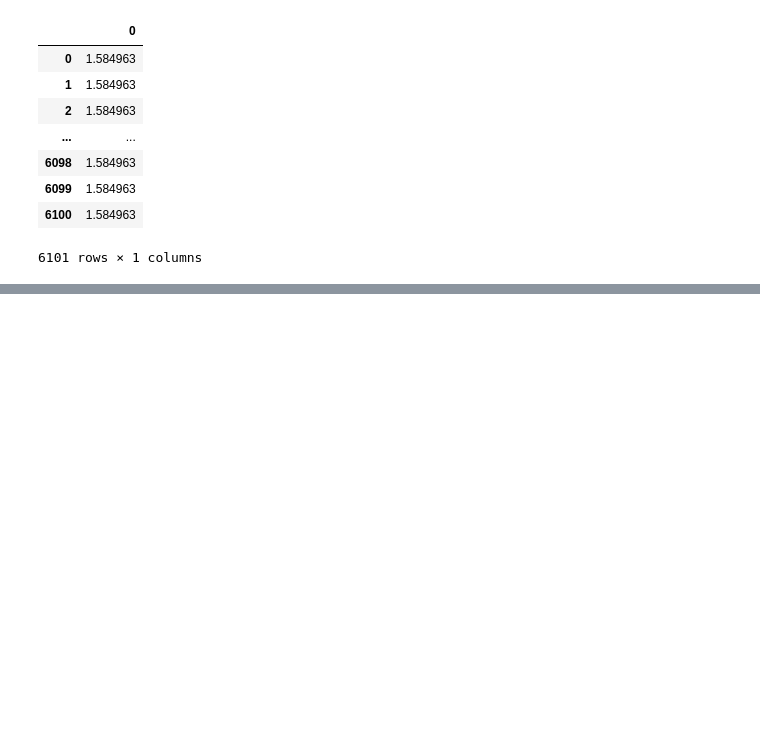
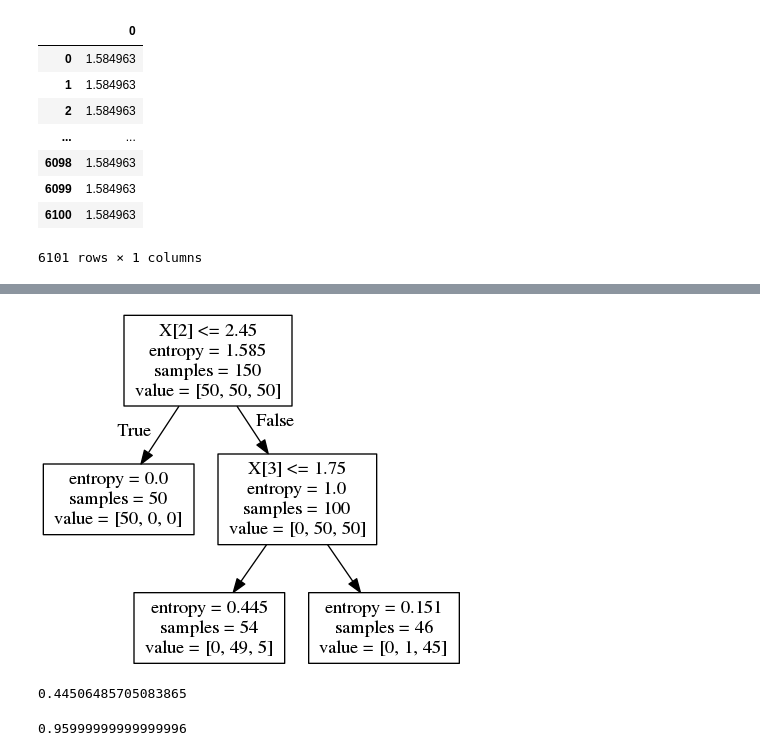
Before and after one commit to hackoregon/civicu-machine-learning, a Jupyter notebook: lessons/06-Decision-Trees/0_Entropy.ipynb, the cells around one changed output, grey strips where cells are left out. Cells and saved outputs as stored; diff of their text form; code cells hidden in the pictures; blank space fills up the shorter version.

```diff
--- a/lessons/06-Decision-Trees/0_Entropy.ipynb
+++ b/lessons/06-Decision-Trees/0_Entropy.ipynb
@@ -205,0 +185,6 @@ plt.show()
+# %%
+from sklearn.tree import DecisionTreeClassifier, export_graphviz
+dt = DecisionTreeClassifier(max_depth=2, criterion="entropy") # construct a decision tree.
+print(iris.data.shape)
+dt.fit(iris.data, iris.target)  # train it on the dataset
+dt
@@ -205,0 +199,17 @@ plt.show()
+# %%
+# sudo apt install python3-graphviz
+from IPython.display import Image
+dot_file = export_graphviz(dt, out_file='iris_dtree.dot')  #export the tree to .dot file
+!dot -T png iris_dtree.dot -o iris_dtree.png
+Image(filename='iris_dtree.png')
+# %% [output]
+[figure, added]
+# %%
+iris.feature_names
+value_entropy(['green'] * 5 + ['red'] * 49)
+# %% [output]
+0.44506485705083865
+# %%
+dt.score(iris.data, iris.target)
+# %% [output]
+0.95999999999999996
```
Also changed, not shown: parts of 3 cells of this notebook, 6 other files.
